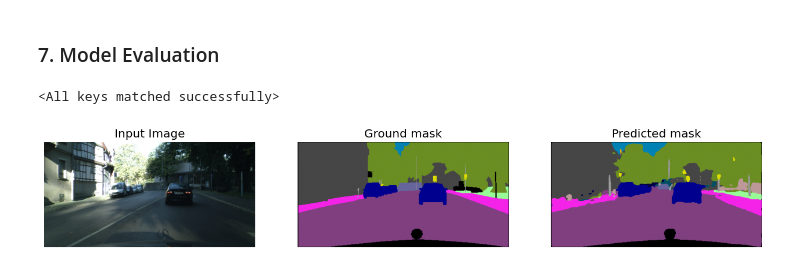
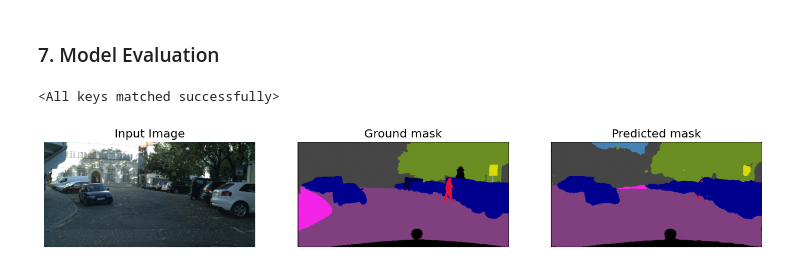
Before and after one commit to sahil-sharma-50/Route-Navigation-for-Visually-Impaired, a Jupyter notebook: Image_Segmentation.ipynb, the cells around one changed output. Drawn from its saved outputs; the diff is of its cells as text; code cells hidden in the pictures.

```diff
--- a/Image_Segmentation.ipynb
+++ b/Image_Segmentation.ipynb
@@ -105,7 +105,7 @@ colors = [   [  0,   0,   0],
         [220, 220, 0],
         [107, 142, 35],
         [152, 251, 152],
-        [0, 130, 180],
+        [70, 130, 180],
         [220, 20, 60],
         [255, 0, 0],
         [0, 0, 142],
@@ -346,26 +351,26 @@ with torch.no_grad():
         output=model(img.cuda())
         break
 # %%
-sample = 3
+sample = 0
 invimg = inv_normalize(img[sample])
 outputx = output.detach().cpu()[sample]
 
 invimg = np.clip(invimg, 0, 1)
 decoded_mask = decode_segmap(encode_segmap(seg[sample].clone()))
 decoded_output = decode_segmap(torch.argmax(outputx, 0))
 
 fig, ax = plt.subplots(ncols=3, figsize=(16, 50), facecolor='white')
 ax[0].imshow(np.moveaxis(invimg.numpy(), 0, 2))
 ax[0].axis('off')
 ax[1].imshow(decoded_mask)
 ax[1].axis('off')
 ax[2].imshow(decoded_output)
 ax[2].axis('off')
 
 ax[0].set_title('Input Image')
 ax[1].set_title('Ground mask')
 ax[2].set_title('Predicted mask')
 
 plt.savefig('result.png', bbox_inches='tight')
 # %% [output]
-[figure, old version]
+[figure, new version]
```
Also changed, not shown: parts of 6 cells of this notebook.
